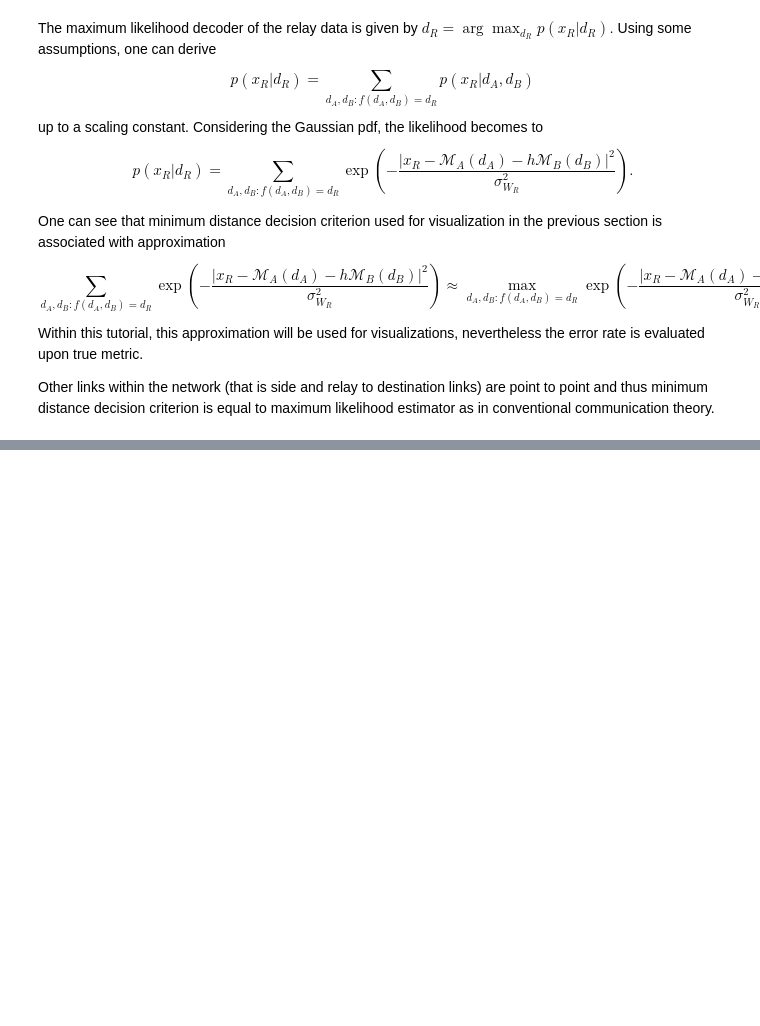
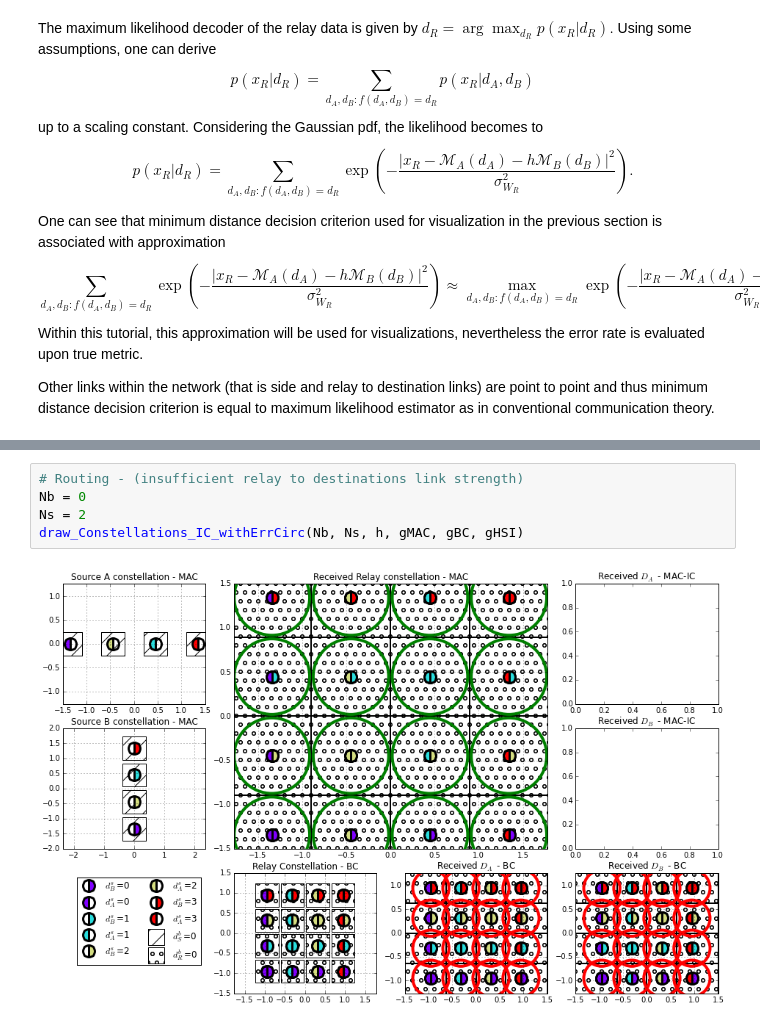
Before and after one commit to ProchazkaPavel/EURASIP_2017, a Jupyter notebook: web_pres/WNC_Demodulation.ipynb, the cells around one changed output, grey strips where cells are left out. Drawn from its saved outputs; the diff is of its cells as text; blank space fills up the shorter version.

```diff
--- a/web_pres/WNC_Demodulation.ipynb
+++ b/web_pres/WNC_Demodulation.ipynb
@@ -85,0 +81,7 @@ draw_Constellations_IC_withErrCirc(Nb, Ns, h, gMAC, gBC, gHSI)
+# %%
+# Routing - (insufficient relay to destinations link strength)
+Nb = 0
+Ns = 2
+draw_Constellations_IC_withErrCirc(Nb, Ns, h, gMAC, gBC, gHSI)
+# %% [output]
+[figure, added]
```
Also changed, not shown: parts of 19 cells of this notebook, 3 other files.
